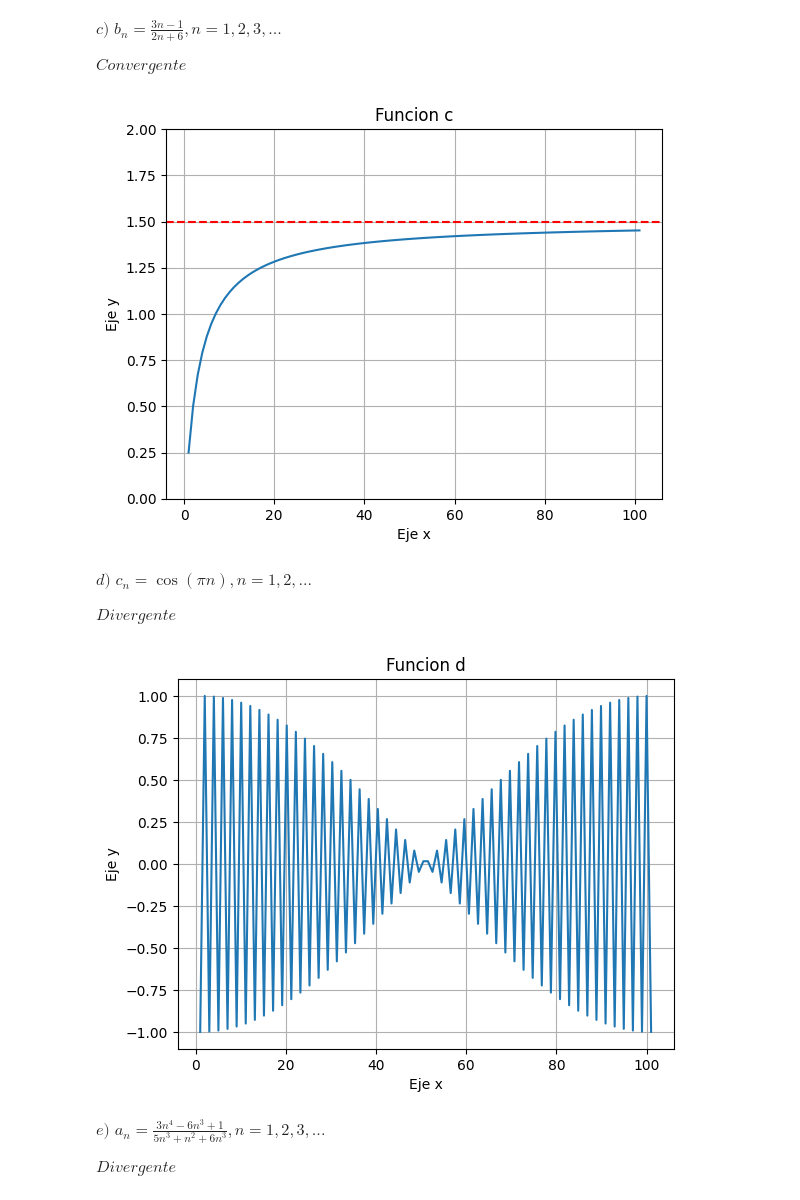
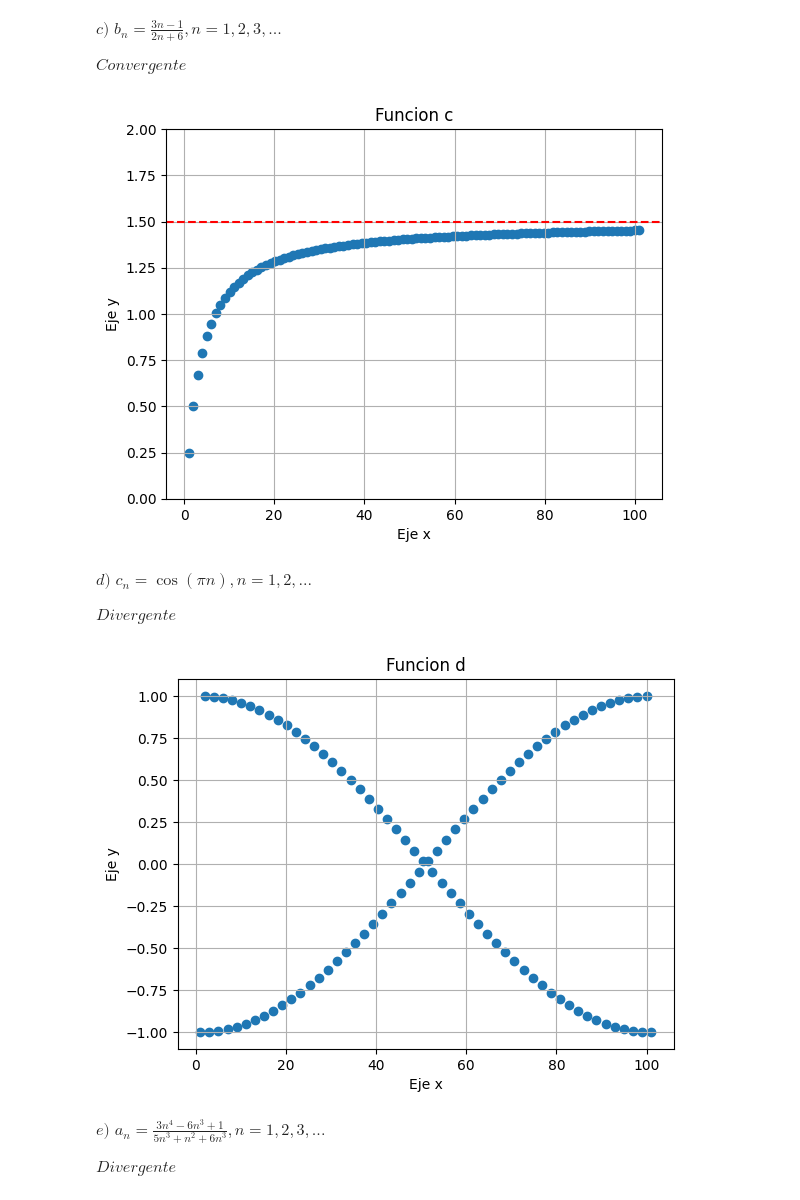
Before and after one commit to danielbau26/Aplicadas, a Jupyter notebook: Taller_5.ipynb, the cells around one changed output. Cells and saved outputs as stored; diff of their text form; code cells hidden in the pictures.

```diff
--- a/Taller_5.ipynb
+++ b/Taller_5.ipynb
@@ -124,12 +125,12 @@ plt.title("Funcion c")
 plt.xlabel("Eje x")
 plt.ylabel("Eje y")
 plt.ylim(0,2)
-plt.plot(n, a)
+plt.scatter(n, a)
 plt.axhline(y=3/2, color="r", linestyle="--")
 plt.grid(linestyle="-")
 plt.show()
 # %% [output]
-[figure, old version]
+[figure, new version]
 # %% [markdown]
 $d)$ $c_n = \cos(\pi n), n=1,2,...$
 
@@ -137,15 +138,15 @@ $Divergente$
 # %%
 n = np.linspace(1,101,100)
 a = np.cos(np.pi*n)
 
 plt.title("Funcion d")
 plt.xlabel("Eje x")
 plt.ylabel("Eje y")
-plt.plot(n, a)
+plt.scatter(n, a)
 plt.grid(linestyle="-")
 plt.show()
 # %% [output]
-[figure, old version]
+[figure, new version]
 # %% [markdown]
 $e)$ $a_n = \frac{3n^4 -6n^3 +1}{5n^3+n^2+6n^3}, n=1,2,3,...$
 
```
Also changed, not shown: parts of 20 cells of this notebook.
